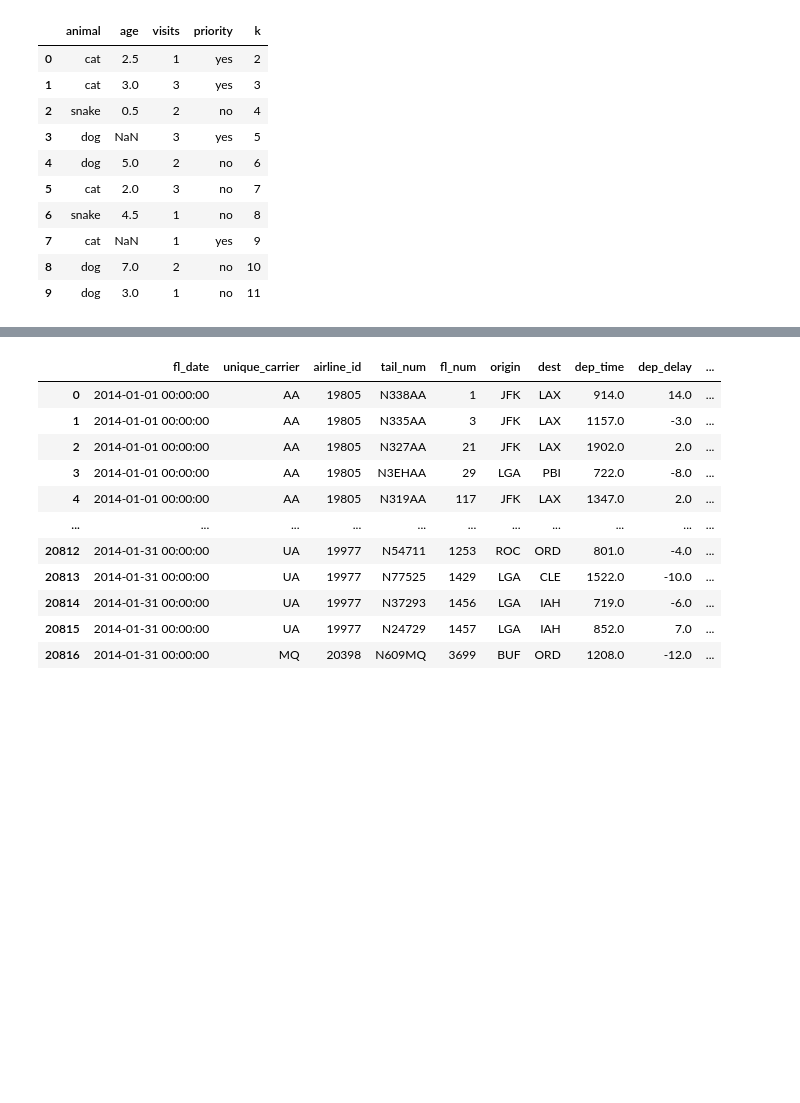
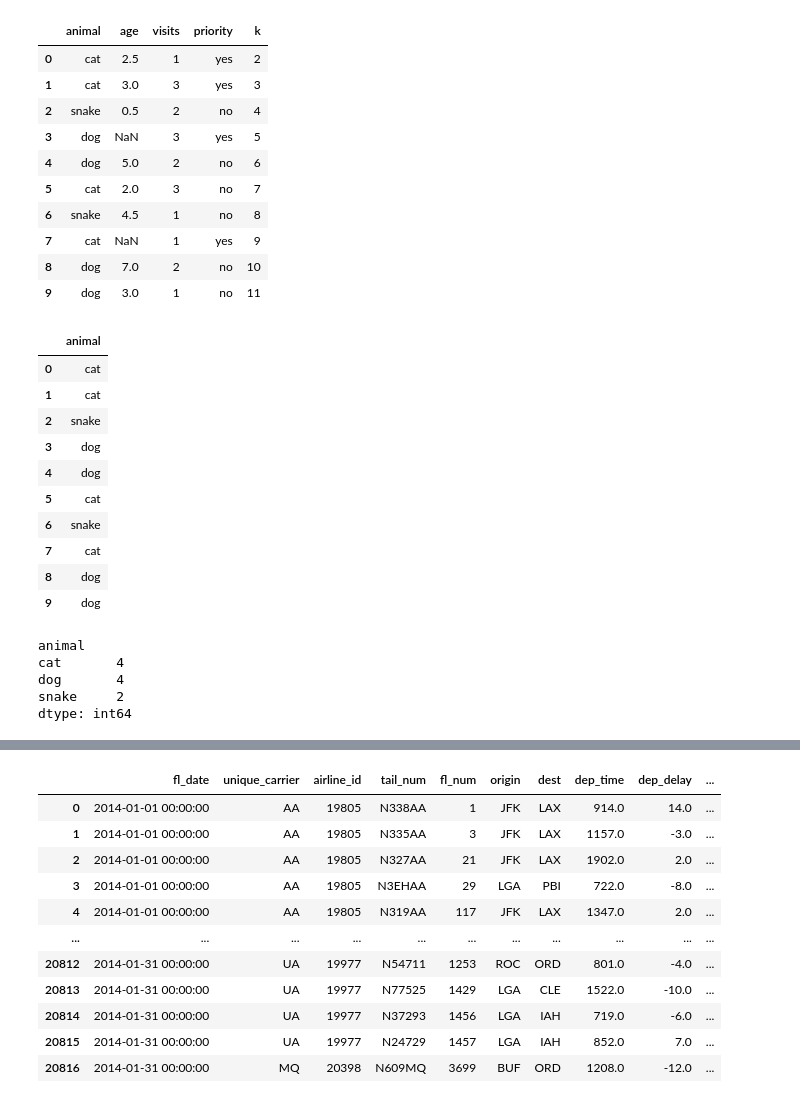
Before and after one commit to 23aswathy/paatshala, a Jupyter notebook: Aswathy_G.ipynb, the cells around one changed output, grey strips where cells are left out. Drawn from its saved outputs; the diff is of its cells as text; code cells hidden in the pictures; blank space fills up the shorter version.

```diff
--- a/Aswathy_G.ipynb
+++ b/Aswathy_G.ipynb
@@ -219,3 +219,33 @@ del df['k']
+# %%
+#14. Count the number of each type of animal in df.
+import pandas as pd
+import numpy as np
+data = {'animal': ['cat', 'cat', 'snake', 'dog', 'dog', 'cat', 'snake', 'cat', 'dog', 'dog'],
+        'age': [2.5, 3, 0.5, np.nan, 5, 2, 4.5, np.nan, 7, 3],
+        'visits': [1, 3, 2, 3, 2, 3, 1, 1, 2, 1],
+        'priority': ['yes', 'yes', 'no', 'yes', 'no', 'no', 'no', 'yes', 'no', 'no']}
+animal=pd.DataFrame(data,columns=['animal'])
+animal
+# %% [output]
+|  | animal |
+| 0 | cat |
+| 1 | cat |
+| 2 | snake |
+| 3 | dog |
+| 4 | dog |
+| 5 | cat |
+| 6 | snake |
+| 7 | cat |
+| 8 | dog |
+| 9 | dog |
+# %%
+animal.value_counts()
+# %% [output]
+animal
+cat       4
+dog       4
+snake     2
+dtype: int64
 # %%
 #15. Sort df first by the values in the 'age' in decending order, then by the value in the 'visits' column in ascending order (so row i should be first, and row d should be last).
 # %%
```
Also changed, not shown: parts of 3 cells of this notebook.
